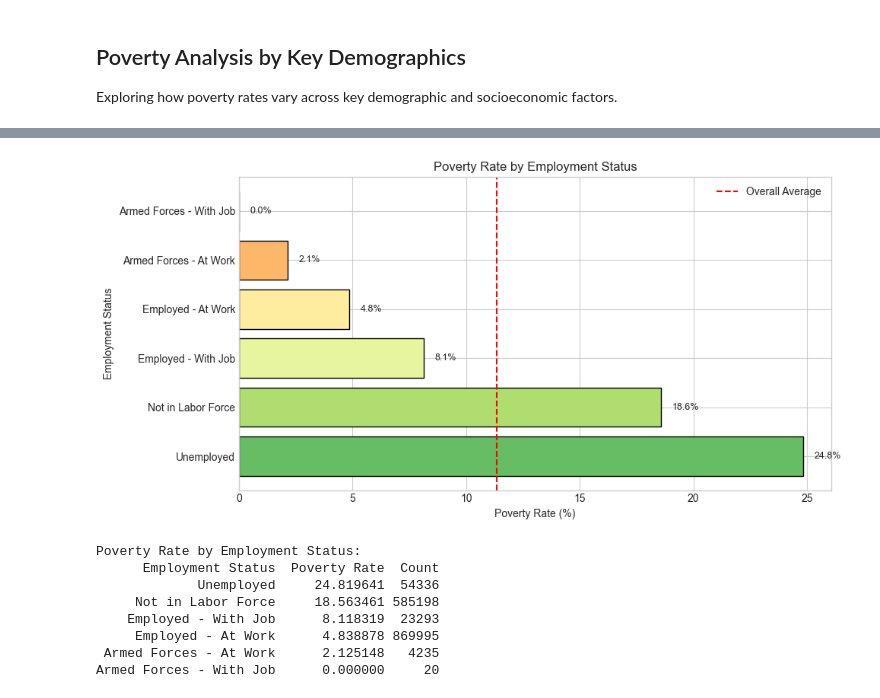
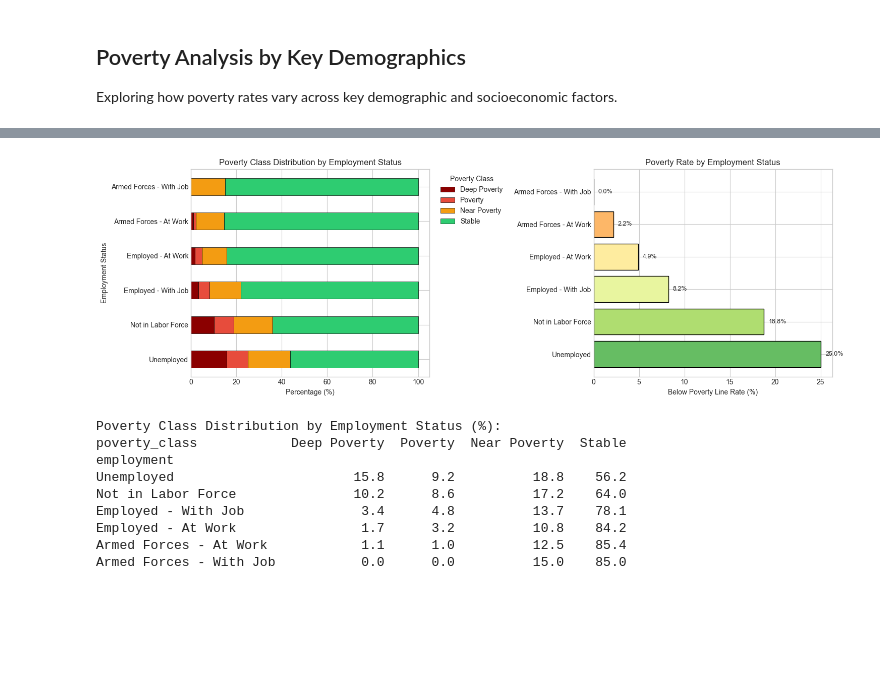
Before and after one commit to ingridalt/DSC-288R-CAPSTONE, a Jupyter notebook: 2_Exploratory_Data_Analysis/2_EDA_CA.ipynb, the cells around one changed output, grey strips where cells are left out. Cells and saved outputs as stored; diff of their text form; code cells hidden in the pictures; blank space fills up the shorter version.

```diff
--- a/2_Exploratory_Data_Analysis/2_EDA_CA.ipynb
+++ b/2_Exploratory_Data_Analysis/2_EDA_CA.ipynb
@@ -666,46 +717,66 @@ Professional/Doctorate      3.611408  69142
 # %%
-# Poverty by Employment Status (ESR - Employment Status Recode)
+# Poverty Class Distribution by Employment Status (ESR - Employment Status Recode)
 esr_mapping = {
     1: 'Employed - At Work',
     2: 'Employed - With Job',
     3: 'Unemployed',
     4: 'Armed Forces - At Work',
     5: 'Armed Forces - With Job',
     6: 'Not in Labor Force'
 }
 
 df_analysis['employment'] = df_analysis['ESR'].map(esr_mapping)
 
-poverty_by_emp = df_analysis.dropna(subset=['employment']).groupby('employment')['poverty'].agg(['mean', 'count']).reset_index()
-poverty_by_emp.columns = ['Employment Status', 'Poverty Rate', 'Count']
-poverty_by_emp['Poverty Rate'] = poverty_by_emp['Poverty Rate'] * 100
-poverty_by_emp = poverty_by_emp.sort_values('Poverty Rate', ascending=False)
+# Calculate poverty class distribution by employment
+class_order = ['Deep Poverty', 'Poverty', 'Near Poverty', 'Stable']
+class_colors = {'Deep Poverty': '#8B0000', 'Poverty': '#e74c3c', 'Near Poverty': '#f39c12', 'Stable': '#2ecc71'}
 
-fig, ax = plt.subplots(figsize=(10, 5))
-colors = plt.cm.RdYlGn_r(np.linspace(0.2, 0.8, len(poverty_by_emp)))
-bars = ax.barh(poverty_by_emp['Employment Status'], poverty_by_emp['Poverty Rate'], color=colors, edgecolor='black')
-ax.set_xlabel('Poverty Rate (%)')
-ax.set_ylabel('Employment Status')
-ax.set_title('Poverty Rate by Employment Status')
-ax.axvline(x=df_analysis['poverty'].mean()*100, color='red', linestyle='--', label='Overall Average')
-ax.legend()
-for bar, rate in zip(bars, poverty_by_emp['Poverty Rate']):
-    ax.text(bar.get_width() + 0.5, bar.get_y() + bar.get_height()/2,
-            f'{rate:.1f}%', ha='left', va='center', fontsize=9)
+poverty_by_emp = df_analysis.dropna(subset=['employment']).groupby(['employment', 'poverty_class']).size().unstack(fill_value=0)
+poverty_by_emp = poverty_by_emp[class_order]
+poverty_by_emp_pct = poverty_by_emp.div(poverty_by_emp.sum(axis=1), axis=0) * 100
+
+# Sort by vulnerable rate (deep poverty + poverty)
+vulnerable_rate = (poverty_by_emp[['Deep Poverty', 'Poverty']].sum(axis=1) /
+                   poverty_by_emp.sum(axis=1) * 100)
+emp_order = vulnerable_rate.sort_values(ascending=False).index
+poverty_by_emp_pct = poverty_by_emp_pct.reindex(emp_order)
+
+fig, axes = plt.subplots(1, 2, figsize=(15, 5))
+
+# Stacked horizontal bar chart
+poverty_by_emp_pct.plot(kind='barh', stacked=True, ax=axes[0],
+                        color=[class_colors[c] for c in class_order], edgecolor='black', linewidth=0.5)
+axes[0].set_xlabel('Percentage (%)')
+axes[0].set_ylabel('Employment Status')
+axes[0].set_title('Poverty Class Distribution by Employment Status')
+axes[0].legend(title='Poverty Class', bbox_to_anchor=(1.02, 1), loc='upper left')
+
+# Vulnerable rate comparison
+vulnerable_sorted = vulnerable_rate.reindex(emp_order)
+colors_gradient = plt.cm.RdYlGn_r(np.linspace(0.2, 0.8, len(vulnerable_sorted)))
+bars = axes[1].barh(range(len(vulnerable_sorted)), vulnerable_sorted.values, color=colors_gradient, edgecolor='black')
+axes[1].set_yticks(range(len(vulnerable_sorted)))
+axes[1].set_yticklabels(emp_order)
+axes[1].set_xlabel('Below Poverty Line Rate (%)')
+axes[1].set_title('Poverty Rate by Employment Status')
+for bar, rate in zip(bars, vulnerable_sorted.values):
+    axes[1].text(bar.get_width() + 0.5, bar.get_y() + bar.get_height()/2,
+                 f'{rate:.1f}%', ha='left', va='center', fontsize=9)
 
 plt.tight_layout()
-plt.savefig('EDA_data/poverty_by_employment.png', dpi=150, bbox_inches='tight')
+plt.savefig('EDA_data/poverty_class_by_employment.png', dpi=150, bbox_inches='tight')
 plt.show()
 
-print("\nPoverty Rate by Employment Status:")
-print(poverty_by_emp.to_string(index=False))
+print("\nPoverty Class Distribution by Employment Status (%):")
+print(poverty_by_emp_pct.round(1).to_string())
 # %% [output]
-[figure, old version]
+[figure, new version]
-Poverty Rate by Employment Status:
-      Employment Status  Poverty Rate  Count
-             Unemployed     24.819641  54336
-     Not in Labor Force     18.563461 585198
-    Employed - With Job      8.118319  23293
-     Employed - At Work      4.838878 869995
- Armed Forces - At Work      2.125148   4235
-Armed Forces - With Job      0.000000     20
+Poverty Class Distribution by Employment Status (%):
+poverty_class            Deep Poverty  Poverty  Near Poverty  Stable
+employment
+Unemployed                       15.8      9.2          18.8    56.2
+Not in Labor Force               10.2      8.6          17.2    64.0
+Employed - With Job               3.4      4.8          13.7    78.1
+Employed - At Work                1.7      3.2          10.8    84.2
+Armed Forces - At Work            1.1      1.0          12.5    85.4
+Armed Forces - With Job           0.0      0.0          15.0    85.0
```
Also changed, not shown: parts of 27 cells of this notebook, 35 other files.
